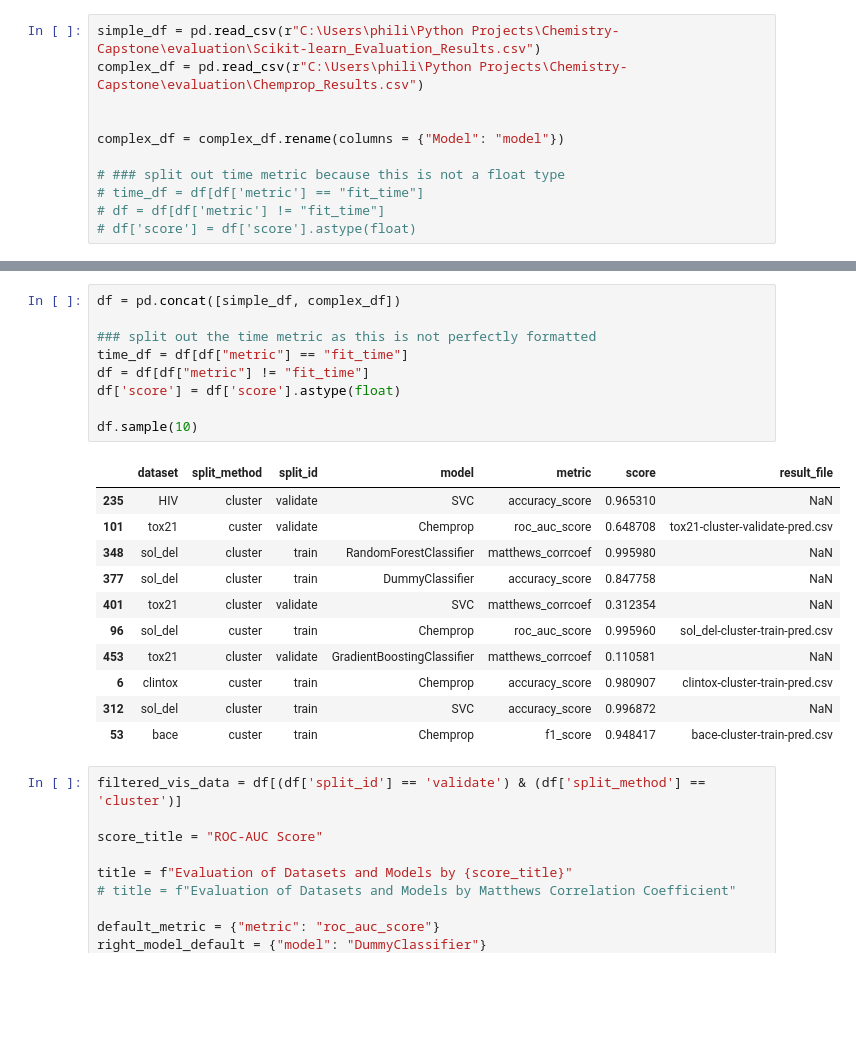
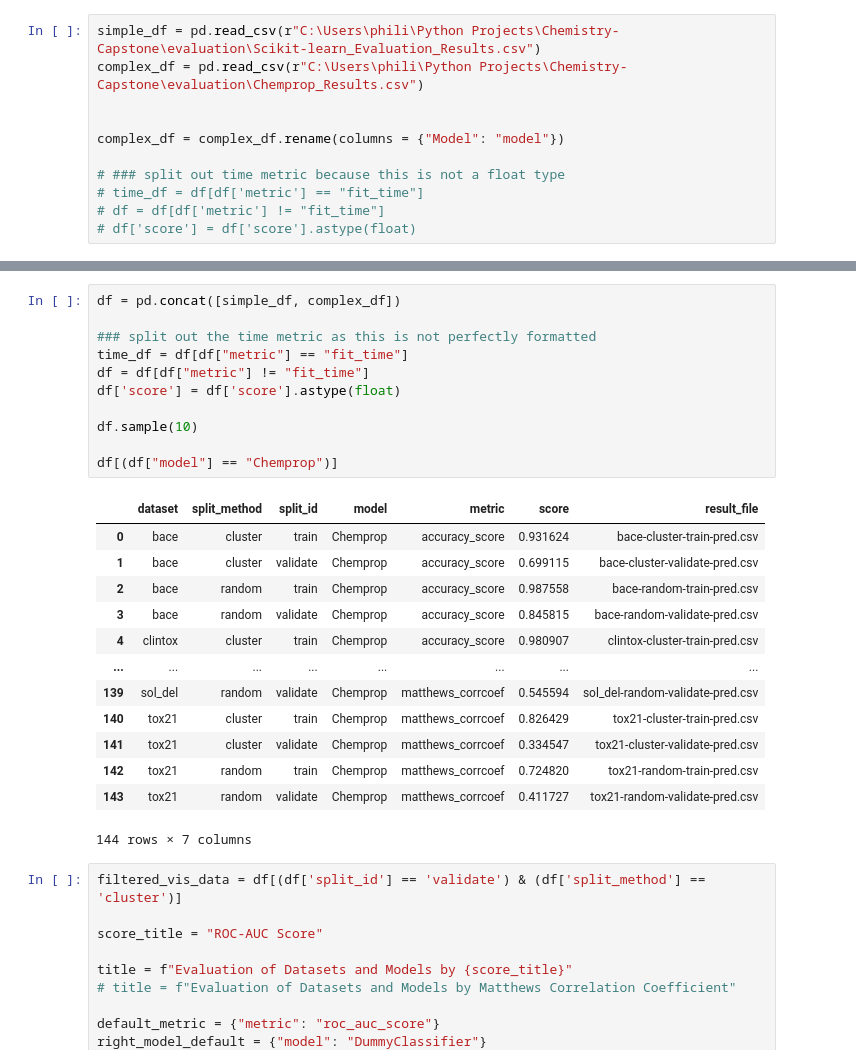
Before and after one commit to PJMichaels/Chemistry-Capstone, a Jupyter notebook: evaluation/eval_vis.ipynb, the cells around one changed output, grey strips where cells are left out. Saved outputs shown, nothing was run; the diff lists cells and outputs as text; blank space fills up the shorter version.

```diff
--- a/evaluation/eval_vis.ipynb
+++ b/evaluation/eval_vis.ipynb
@@ -49,24 +49,28 @@ complex_df.sample(10)
 # %%
 df = pd.concat([simple_df, complex_df])
 
 ### split out the time metric as this is not perfectly formatted
 time_df = df[df["metric"] == "fit_time"]
 df = df[df["metric"] != "fit_time"]
 df['score'] = df['score'].astype(float)
 
 df.sample(10)
+
+df[(df["model"] == "Chemprop")]
 # %% [output]
 |  | dataset | split_method | split_id | model | metric | score | result_file |
-| 235 | HIV | cluster | validate | SVC | accuracy_score | 0.965310 | NaN |
-| 101 | tox21 | custer | validate | Chemprop | roc_auc_score | 0.648708 | tox21-cluster-validate-pred.csv |
-| 348 | sol_del | cluster | train | RandomForestClassifier | matthews_corrcoef | 0.995980 | NaN |
-| 377 | sol_del | cluster | train | DummyClassifier | accuracy_score | 0.847758 | NaN |
-| 401 | tox21 | cluster | validate | SVC | matthews_corrcoef | 0.312354 | NaN |
-| 96 | sol_del | custer | train | Chemprop | roc_auc_score | 0.995960 | sol_del-cluster-train-pred.csv |
-| 453 | tox21 | cluster | validate | GradientBoostingClassifier | matthews_corrcoef | 0.110581 | NaN |
-| 6 | clintox | custer | train | Chemprop | accuracy_score | 0.980907 | clintox-cluster-train-pred.csv |
-| 312 | sol_del | cluster | train | SVC | accuracy_score | 0.996872 | NaN |
-| 53 | bace | custer | train | Chemprop | f1_score | 0.948417 | bace-cluster-train-pred.csv |
+| 0 | bace | cluster | train | Chemprop | accuracy_score | 0.931624 | bace-cluster-train-pred.csv |
+| 1 | bace | cluster | validate | Chemprop | accuracy_score | 0.699115 | bace-cluster-validate-pred.csv |
+| 2 | bace | random | train | Chemprop | accuracy_score | 0.987558 | bace-random-train-pred.csv |
+| 3 | bace | random | validate | Chemprop | accuracy_score | 0.845815 | bace-random-validate-pred.csv |
+| 4 | clintox | cluster | train | Chemprop | accuracy_score | 0.980907 | clintox-cluster-train-pred.csv |
+| ... | ... | ... | ... | ... | ... | ... | ... |
+| 139 | sol_del | random | validate | Chemprop | matthews_corrcoef | 0.545594 | sol_del-random-validate-pred.csv |
+| 140 | tox21 | cluster | train | Chemprop | matthews_corrcoef | 0.826429 | tox21-cluster-train-pred.csv |
+| 141 | tox21 | cluster | validate | Chemprop | matthews_corrcoef | 0.334547 | tox21-cluster-validate-pred.csv |
+| 142 | tox21 | random | train | Chemprop | matthews_corrcoef | 0.724820 | tox21-random-train-pred.csv |
+| 143 | tox21 | random | validate | Chemprop | matthews_corrcoef | 0.411727 | tox21-random-validate-pred.csv |
+144 rows × 7 columns
 # %%
 filtered_vis_data = df[(df['split_id'] == 'validate') & (df['split_method'] == 'cluster')]
 
```
Also changed, not shown: parts of 2 cells of this notebook, 6 other files.
